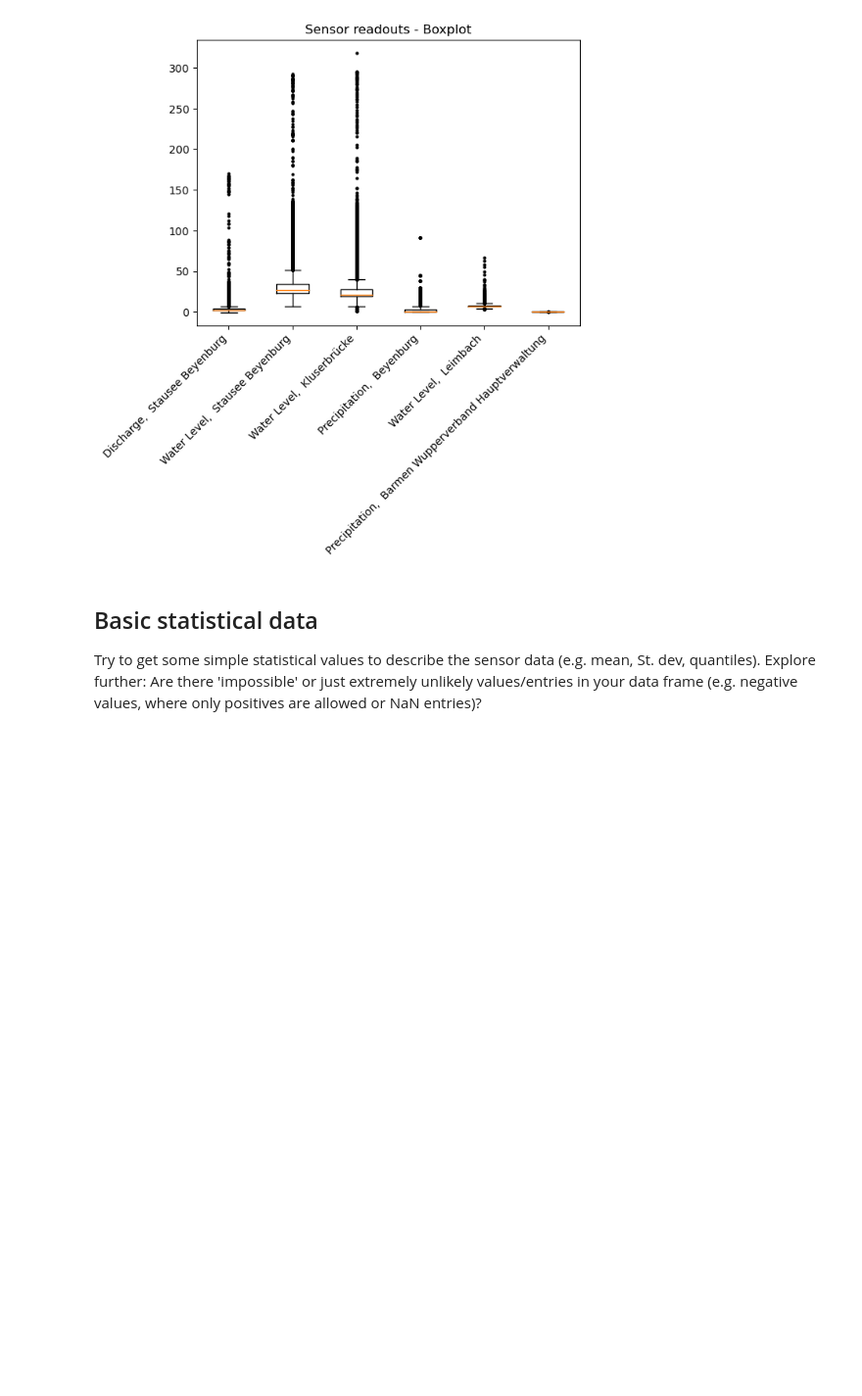
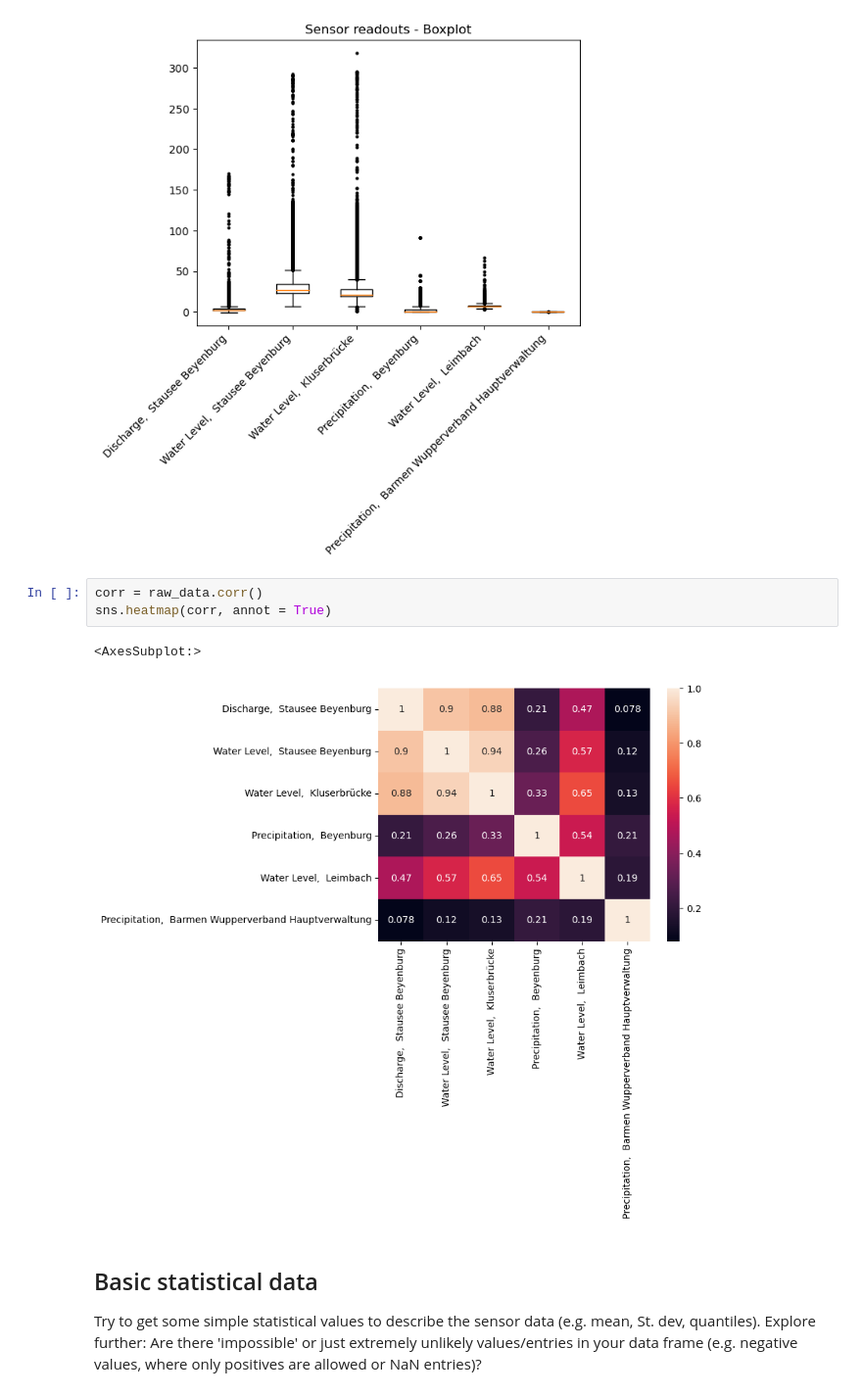
Before and after one commit to nicokossmann/Hochwasser-Challenge, a Jupyter notebook: Notebook_HWS_Challenge.ipynb, the cells around one changed output. Shown at 98% size. Cells and saved outputs as stored; diff of their text form; blank space fills up the shorter version.

```diff
--- a/Notebook_HWS_Challenge.ipynb
+++ b/Notebook_HWS_Challenge.ipynb
@@ -83,6 +84,12 @@ def box_plotter(data: pd.DataFrame):
 box_plotter(raw_data)
 # %% [output]
 [figure]
+# %%
+corr = raw_data.corr()
+sns.heatmap(corr, annot = True)
+# %% [output]
+<AxesSubplot:>
+[figure, added]
 # %% [markdown]
 ## Basic statistical data
 Try to get some simple statistical values to describe the sensor data (e.g. mean, St. dev, quantiles).
```
Also changed, not shown: parts of 11 cells of this notebook, 3 other files.
